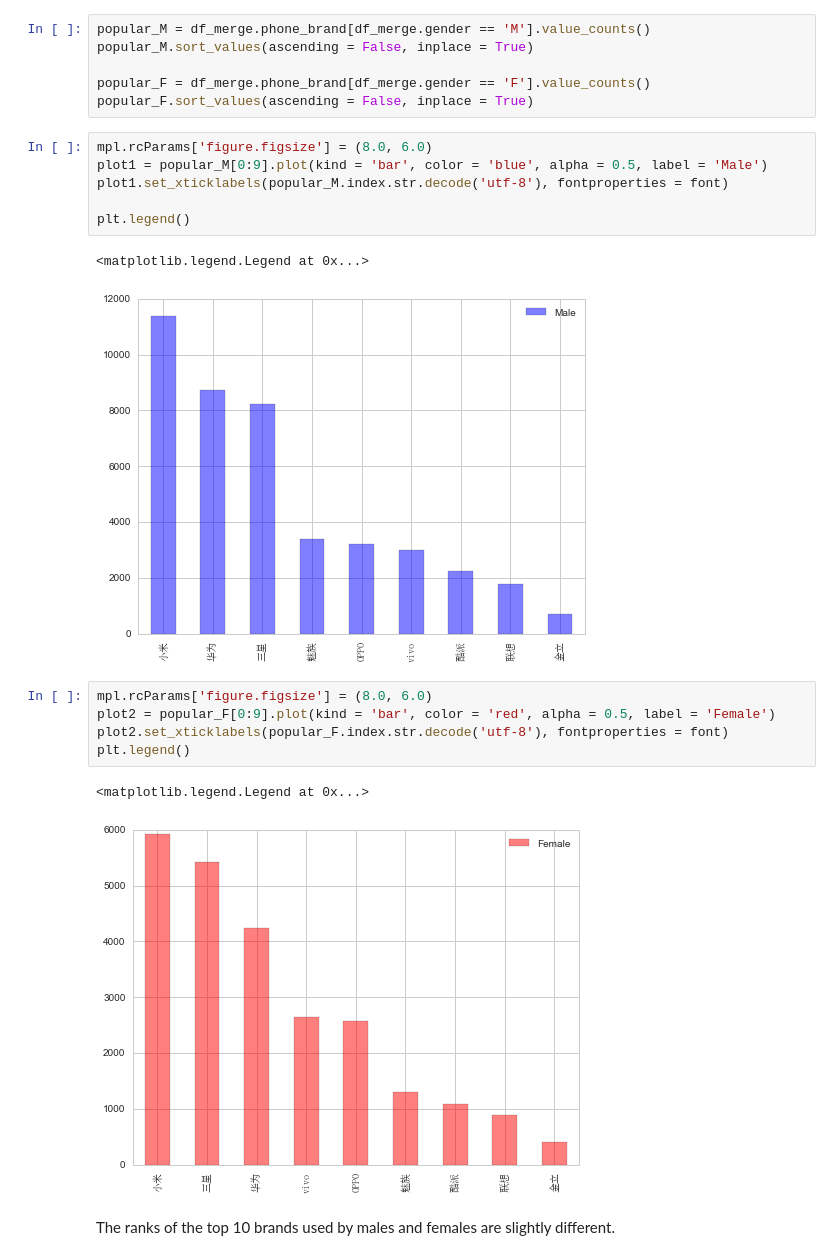
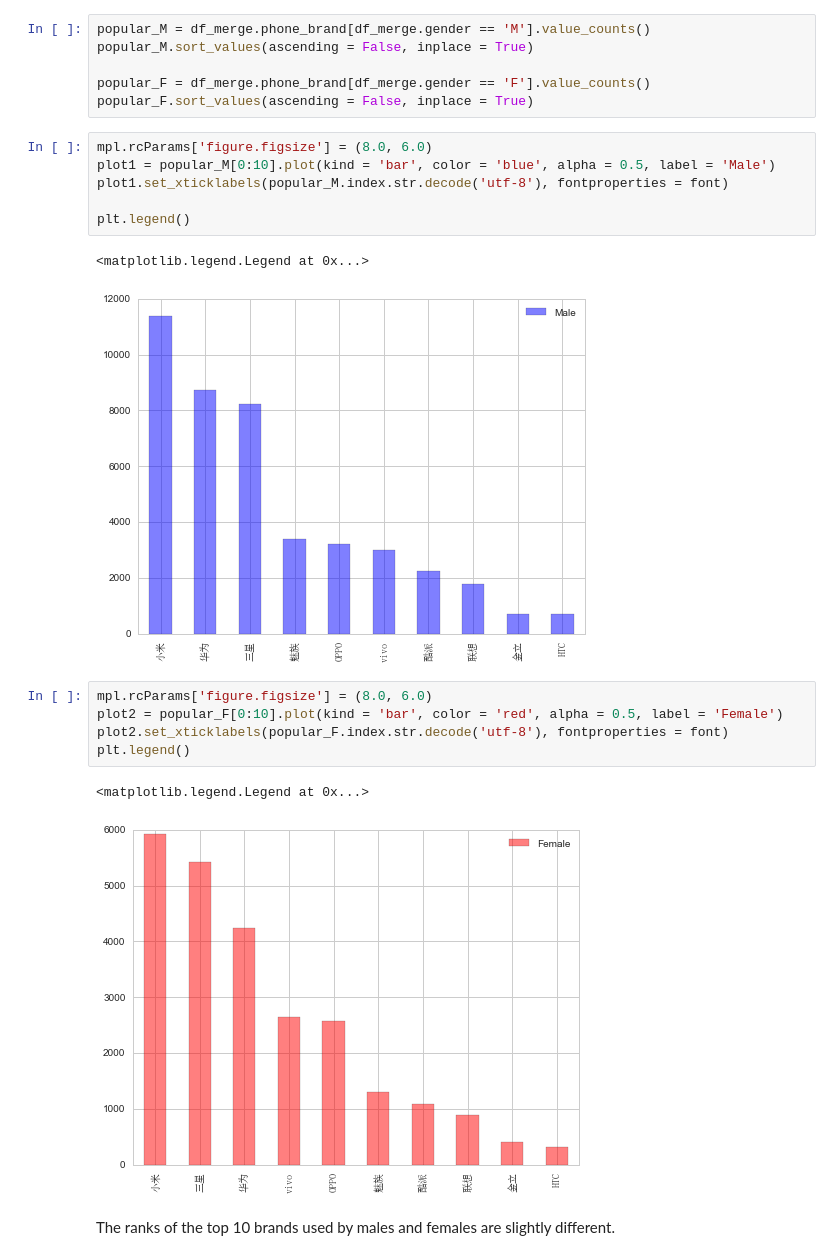
Before and after one commit to yanfei-wu/TalkingData, a Jupyter notebook: Explore Genderage vs Phone.ipynb, the cells around one changed output. Cells and saved outputs as stored; diff of their text form.

```diff
--- a/Explore Genderage vs Phone.ipynb
+++ b/Explore Genderage vs Phone.ipynb
@@ -52,21 +45,21 @@ popular_F = df_merge.phone_brand[df_merge.gender == 'F'].value_counts()
 popular_F.sort_values(ascending = False, inplace = True)
 # %%
 mpl.rcParams['figure.figsize'] = (8.0, 6.0)
-plot1 = popular_M[0:9].plot(kind = 'bar', color = 'blue', alpha = 0.5, label = 'Male')
+plot1 = popular_M[0:10].plot(kind = 'bar', color = 'blue', alpha = 0.5, label = 'Male')
 plot1.set_xticklabels(popular_M.index.str.decode('utf-8'), fontproperties = font)
 
 plt.legend()
 # %% [output]
 <matplotlib.legend.Legend at 0x...>
-[figure, old version]
+[figure, new version]
 # %%
 mpl.rcParams['figure.figsize'] = (8.0, 6.0)
-plot2 = popular_F[0:9].plot(kind = 'bar', color = 'red', alpha = 0.5, label = 'Female')
+plot2 = popular_F[0:10].plot(kind = 'bar', color = 'red', alpha = 0.5, label = 'Female')
 plot2.set_xticklabels(popular_F.index.str.decode('utf-8'), fontproperties = font)
 plt.legend()
 # %% [output]
 <matplotlib.legend.Legend at 0x...>
-[figure, old version]
+[figure, new version]
 # %% [markdown]
 The ranks of the top 10 brands used by males and females are slightly different.
 # %% [markdown]
```
Also changed, not shown: parts of 8 cells of this notebook.
